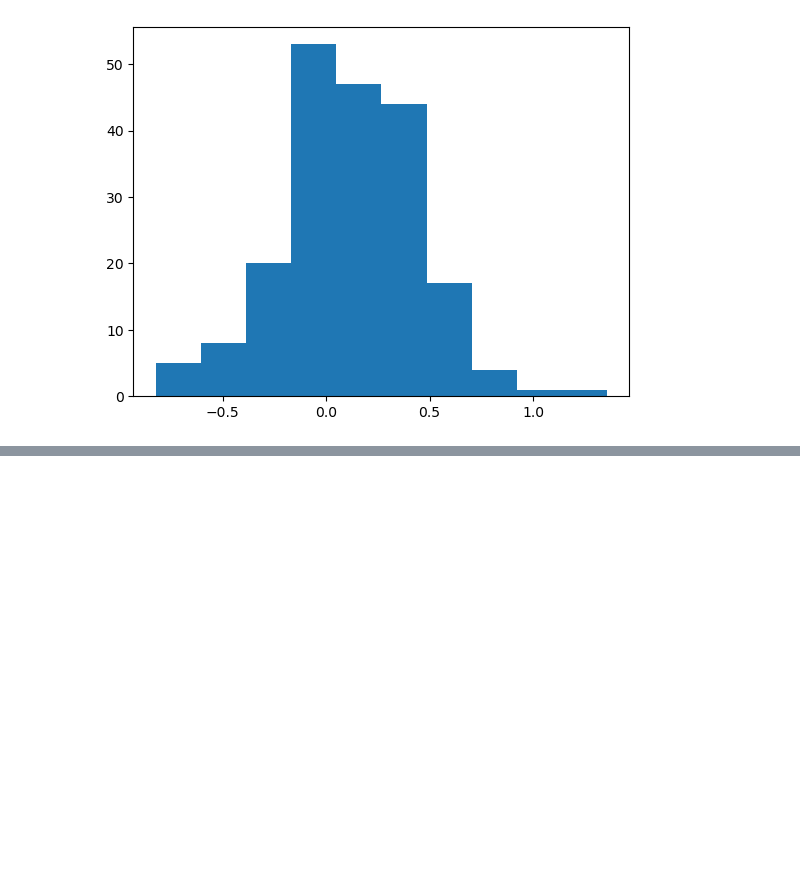
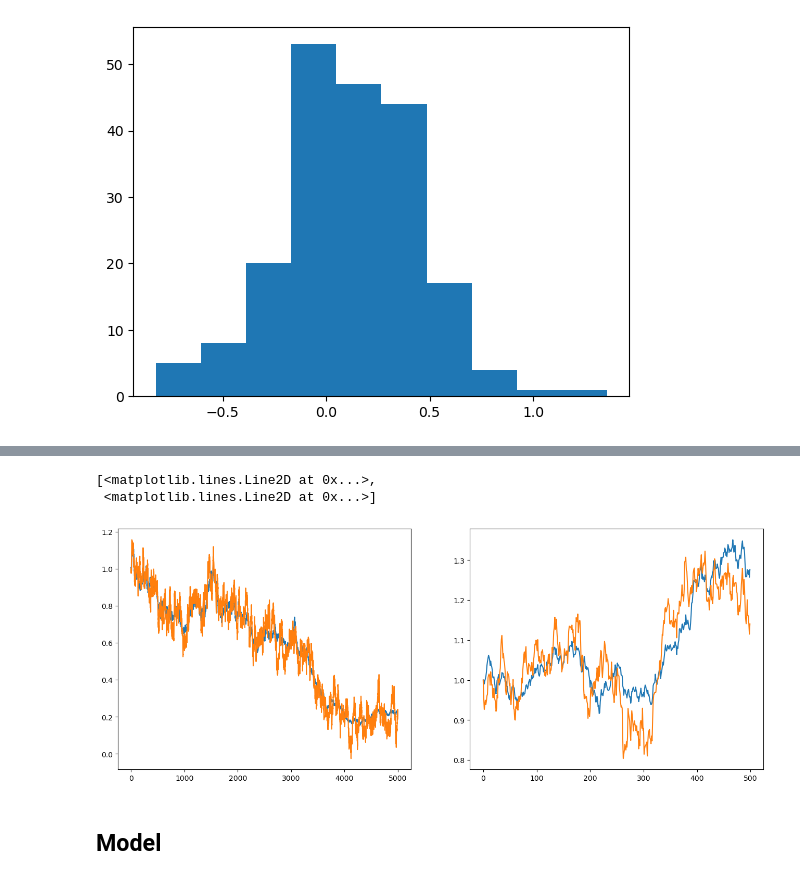
Before and after one commit to crispitagorico/stochastic_optimisation, a Jupyter notebook: kernel_hedge/notebooks/kernel_trading.ipynb, the cells around one changed output, grey strips where cells are left out. Cells and saved outputs as stored; diff of their text form; code cells hidden in the pictures; blank space fills up the shorter version.

```diff
--- a/kernel_hedge/notebooks/kernel_trading.ipynb
+++ b/kernel_hedge/notebooks/kernel_trading.ipynb
@@ -105,0 +127,39 @@ Test PnL Obtained: 0.009536981582641602
+# %%
+def generate_data(total_days, lookback_window, gbm_params, OU_params):
+
+    sigma, d = gbm_params
+    theta, mu, std = OU_params
+
+    time_grid = torch.linspace(0.0, total_days, total_days).unsqueeze(-1).expand([total_days, d])
+
+    dt=1
+    dW = np.sqrt(dt)*torch.randn(total_days-1, d, 2)
+    W = torch.cat((torch.zeros(1, d), dW[..., 0].cumsum(dim=0)), dim = 0)
+
+    X = torch.exp(-0.5*(sigma**2)*time_grid + sigma*W).to(device)
+
+    Z = torch.zeros(X.shape).to(X.device.type)
+    for t in range(Z.shape[0]-1):
+        Z[t+1, :] = Z[t, :] - theta*(mu - Z[t, :])*dt + std*dW[t, :, -1]
+
+    paths = torch.cat([X, X+Z], dim=-1)
+
+    return paths, paths.unfold(dimension=0, size=lookback_window, step=1).swapaxes(1, 2)
+# %%
+train_days, test_days = 5000, 500
+lookback_window = 5
+gbm_params, OU_params = [0.01, 1], [-.05, 0.0, .02]
+
+train_path, train_data = generate_data(train_days, lookback_window, gbm_params, OU_params)
+test_path, test_data = generate_data(test_days, lookback_window, gbm_params, OU_params)
+
+
+fig, ax1 = plt.subplots(1,2, figsize=(16,6))
+ax1[0].plot(train_path)
+ax1[1].plot(test_path)
+# %% [output]
+[<matplotlib.lines.Line2D at 0x...>,
+ <matplotlib.lines.Line2D at 0x...>]
+[figure, added]
+# %% [markdown]
+## Model
```
Also changed, not shown: parts of 11 cells of this notebook, 1 other file.
